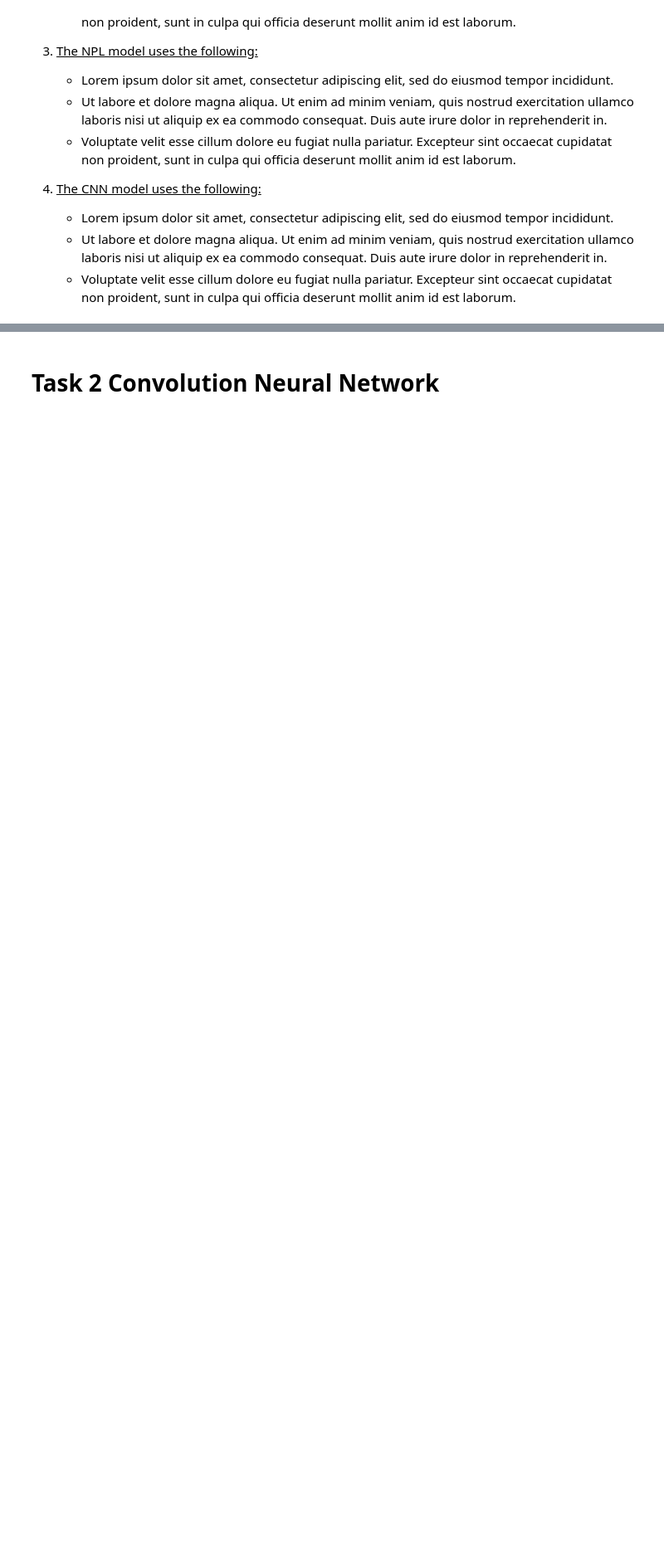
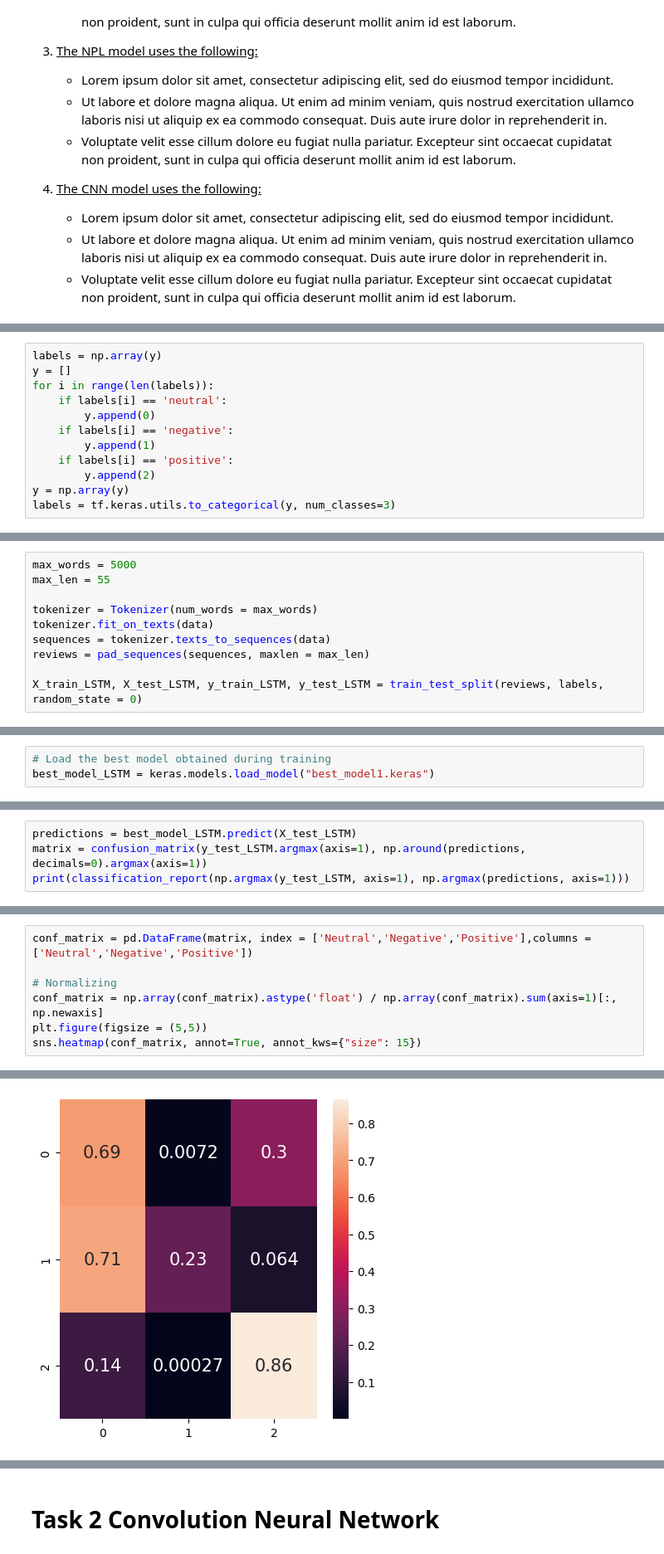
Before and after one commit to ellrub/Info284, a Jupyter notebook: groupExam.2025.ipynb, the cells around one changed output, grey strips where cells are left out. Shown at 83% size. Drawn from its saved outputs; the diff is of its cells as text; blank space fills up the shorter version.

Commit message:
Add more to groupExam
Add KNN model
Add NLP model
Add CNN model

```diff
--- a/groupExam.2025.ipynb
+++ b/groupExam.2025.ipynb
@@ -173,0 +237,12 @@ def prepare_cnn(data):
+# %%
+labels = np.array(y)
+y = []
+for i in range(len(labels)):
+    if labels[i] == 'neutral':
+        y.append(0)
+    if labels[i] == 'negative':
+        y.append(1)
+    if labels[i] == 'positive':
+        y.append(2)
+y = np.array(y)
+labels = tf.keras.utils.to_categorical(y, num_classes=3)
@@ -173,0 +262,10 @@ def prepare_cnn(data):
+# %%
+max_words = 5000
+max_len = 55
+
+tokenizer = Tokenizer(num_words = max_words)
+tokenizer.fit_on_texts(data)
+sequences = tokenizer.texts_to_sequences(data)
+reviews = pad_sequences(sequences, maxlen = max_len)
+
+X_train_LSTM, X_test_LSTM, y_train_LSTM, y_test_LSTM = train_test_split(reviews, labels, random_state = 0)
@@ -173,0 +304,3 @@ def prepare_cnn(data):
+# %%
+# Load the best model obtained during training
+best_model_LSTM = keras.models.load_model("best_model1.keras")
@@ -173,0 +313,4 @@ def prepare_cnn(data):
+# %%
+predictions = best_model_LSTM.predict(X_test_LSTM)
+matrix = confusion_matrix(y_test_LSTM.argmax(axis=1), np.around(predictions, decimals=0).argmax(axis=1))
+print(classification_report(np.argmax(y_test_LSTM, axis=1), np.argmax(predictions, axis=1)))
@@ -173,0 +328,8 @@ def prepare_cnn(data):
+# %%
+conf_matrix = pd.DataFrame(matrix, index = ['Neutral','Negative','Positive'],columns = ['Neutral','Negative','Positive'])
+
+# Normalizing
+conf_matrix = np.array(conf_matrix).astype('float') / np.array(conf_matrix).sum(axis=1)[:, np.newaxis]
+plt.figure(figsize = (5,5))
+sns.heatmap(conf_matrix, annot=True, annot_kws={"size": 15})
+# %% [output]
@@ -173,0 +337 @@ def prepare_cnn(data):
+[figure, added]
```
Also changed, not shown: parts of 41 cells of this notebook, 2 other files.
